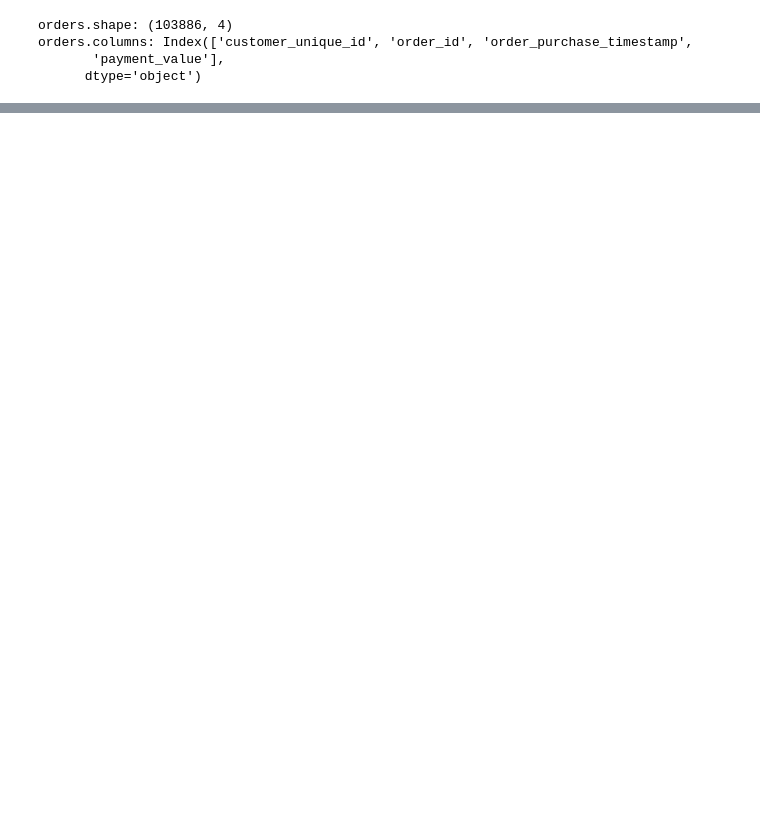
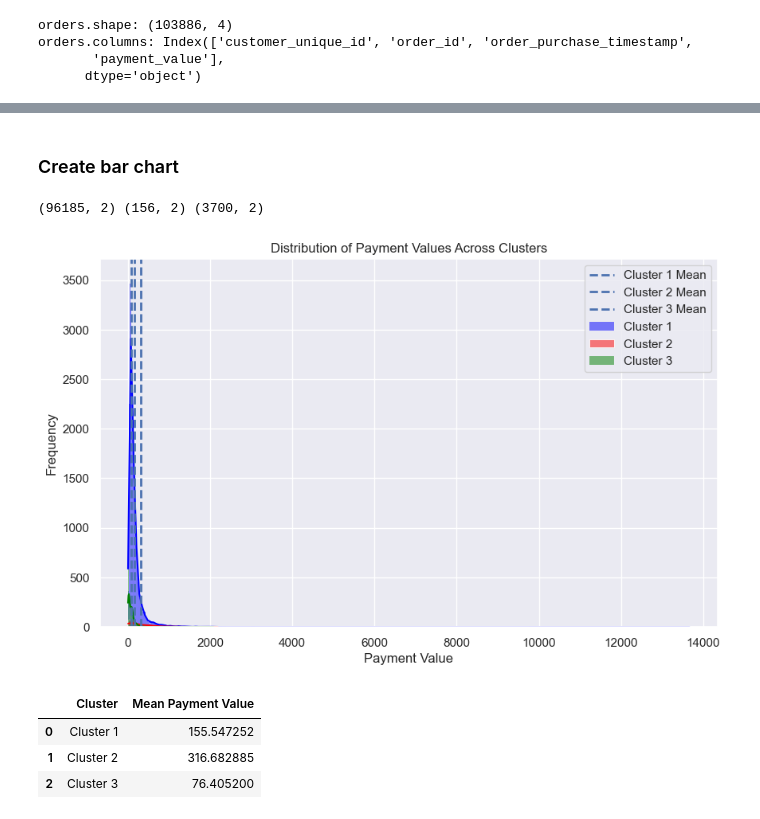
Before and after one commit to Yuki-bach/marketing, a Jupyter notebook: notebooks/sales_analysis_by_cluster.ipynb, the cells around one changed output, grey strips where cells are left out. Saved outputs shown, nothing was run; the diff lists cells and outputs as text; code cells hidden in the pictures; blank space fills up the shorter version.

```diff
--- a/notebooks/sales_analysis_by_cluster.ipynb
+++ b/notebooks/sales_analysis_by_cluster.ipynb
@@ -164,0 +465,74 @@ plot_sales_with_forecast_and_moving_average(
+# %% [markdown]
+### Create bar chart
+# %%
+# read dataframe
+df_customers = pd.read_csv('../datasets/olist_customers_dataset.csv')
+df_order_payments = pd.read_csv("../datasets/olist_order_payments_dataset.csv")
+df_orders = pd.read_csv('../datasets/olist_orders_dataset.csv')
+df_orders['order_purchase_timestamp'] = pd.to_datetime(df_orders['order_purchase_timestamp'])
+
+def get_payment_values(datasets_file_path):
+    df_tmp = pd.read_csv(datasets_file_path)
+    customers = df_tmp["customer_unique_id"]
+    df_customers_filtered = df_customers[df_customers['customer_unique_id'].isin(customers)]
+
+    # merge dataframes
+    orders = pd.merge(
+        df_customers_filtered[['customer_id', 'customer_unique_id']],
+        df_orders[['order_id', 'customer_id', 'order_purchase_timestamp']],
+        on='customer_id'
+    )
+    orders = pd.merge(
+        orders,
+        df_order_payments[['order_id', 'payment_value']],
+        on='order_id'
+    )
+    payment_values = orders[['order_purchase_timestamp', 'payment_value']]
+
+    return payment_values
+
+df1 = get_payment_values("../clusters/cluster_1.csv")
+df2 = get_payment_values("../clusters/cluster_2.csv")
+df3 = get_payment_values("../clusters/cluster_3.csv")
+
+print(df1.shape, df2.shape, df3.shape)
+# %% [output]
+(96185, 2) (156, 2) (3700, 2)
+# %%
+import seaborn as sns
+
+mean1 = df1['payment_value'].mean()
+mean2 = df2['payment_value'].mean()
+mean3 = df3['payment_value'].mean()
+
+cluster_means = pd.DataFrame({
+    'Cluster': ['Cluster 1', 'Cluster 2', 'Cluster 3'],
+    'Mean Payment Value': [mean1, mean2, mean3]
+})
+
+means = [mean1, mean2, mean3]
+
+sns.set()
+plt.figure(figsize=(10, 6))
+
+sns.histplot(df1['payment_value'], color="blue", label="Cluster 1", kde=True)
+sns.histplot(df2['payment_value'], color="red", label="Cluster 2", kde=True)
+sns.histplot(df3['payment_value'], color="green", label="Cluster 3", kde=True)
+
+for i, mean in enumerate(means):
+    plt.axvline(mean, linestyle='--', linewidth=2, label=f'Cluster {i+1} Mean')
+
+plt.title('Distribution of Payment Values Across Clusters')
+plt.xlabel('Payment Value')
+plt.ylabel('Frequency')
+plt.legend()
+plt.show()
+# %% [output]
+[figure, added]
+# %%
+cluster_means
+# %% [output]
+|  | Cluster | Mean Payment Value |
+| 0 | Cluster 1 | 155.547252 |
+| 1 | Cluster 2 | 316.682885 |
+| 2 | Cluster 3 | 76.405200 |
```
Also changed, not shown: parts of 16 cells of this notebook.
